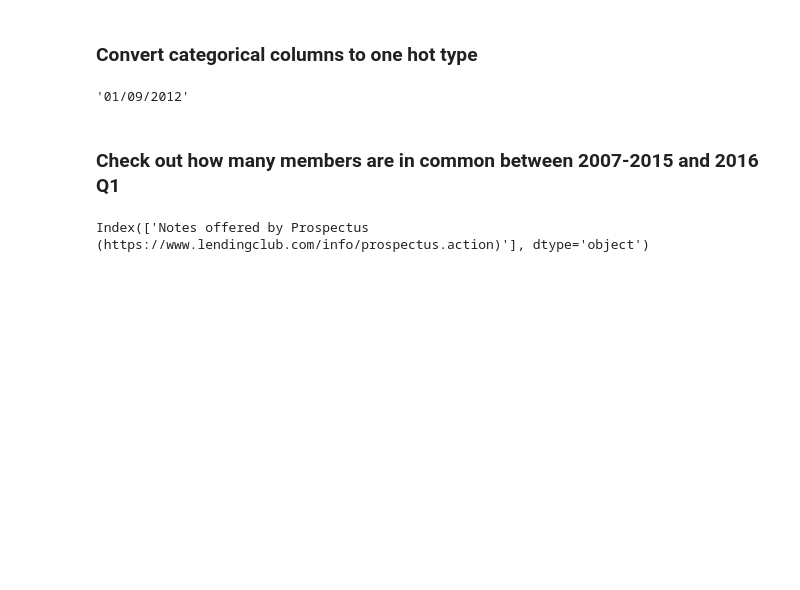
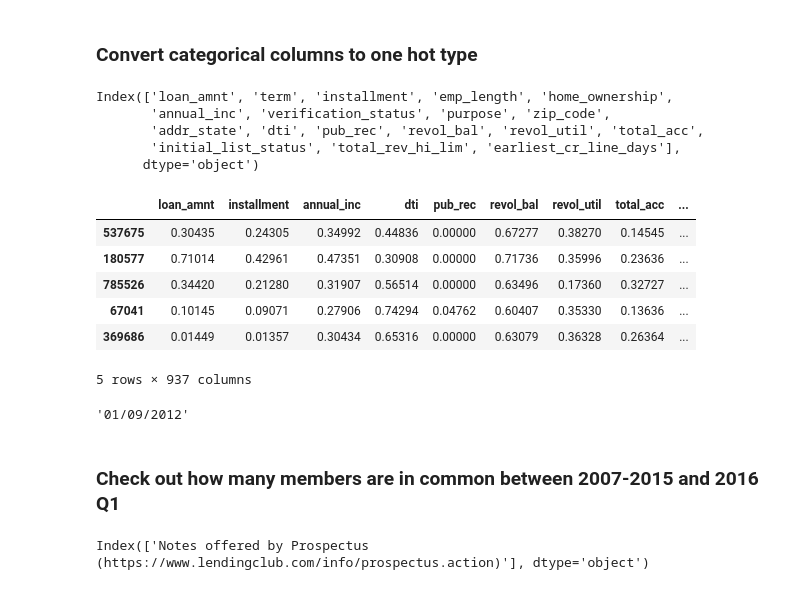
Before and after one commit to vijayshankarv/kaggle, a Jupyter notebook: lending-club/Lending-club-exploration.ipynb, the cells around one changed output. Drawn from its saved outputs; the diff is of its cells as text; code cells hidden in the pictures; blank space fills up the shorter version.

```diff
--- a/lending-club/Lending-club-exploration.ipynb
+++ b/lending-club/Lending-club-exploration.ipynb
@@ -1089,2 +1125,0 @@ numerical_features = ['earliest_cr_line_days','annual_inc','loan_amnt',
-# %%
-df_loan_app.drop(labels=['annual_inc_scaled'],axis=1,inplace=True)
@@ -1090,0 +1146,2 @@ df_loan_app.drop(labels=['annual_inc_scaled'],axis=1,inplace=True)
+# %%
+df_loan_app = scale_min_max(df_loan_app,numerical_feature_list=numerical_features)
@@ -1099,3 +1159,28 @@ features = pd.get_dummies(features_raw,columns=[ u'workclass', u'education_level
+# %%
+df_loan_app.columns
+# %% [output]
+Index(['loan_amnt', 'term', 'installment', 'emp_length', 'home_ownership',
+       'annual_inc', 'verification_status', 'purpose', 'zip_code',
+       'addr_state', 'dti', 'pub_rec', 'revol_bal', 'revol_util', 'total_acc',
+       'initial_list_status', 'total_rev_hi_lim', 'earliest_cr_line_days'],
+      dtype='object')
+# %%
+categorical_features = ['term', 'emp_length',
+       'home_ownership',  'verification_status', 'purpose',
+       'zip_code', 'addr_state','initial_list_status']
+# %%
+# Convert categorical to one-hot encoding using pandas.get_dummies()
+features = pd.get_dummies(df_loan_app,columns=categorical_features)
+# %%
+features.head()
+# %% [output]
+|  | loan_amnt | installment | annual_inc | dti | pub_rec | revol_bal | revol_util | total_acc | ... |
+| 537675 | 0.30435 | 0.24305 | 0.34992 | 0.44836 | 0.00000 | 0.67277 | 0.38270 | 0.14545 | ... |
+| 180577 | 0.71014 | 0.42961 | 0.47351 | 0.30908 | 0.00000 | 0.71736 | 0.35996 | 0.23636 | ... |
+| 785526 | 0.34420 | 0.21280 | 0.31907 | 0.56514 | 0.00000 | 0.63496 | 0.17360 | 0.32727 | ... |
+| 67041 | 0.10145 | 0.09071 | 0.27906 | 0.74294 | 0.04762 | 0.60407 | 0.35330 | 0.13636 | ... |
+| 369686 | 0.01449 | 0.01357 | 0.30434 | 0.65316 | 0.00000 | 0.63079 | 0.36328 | 0.26364 | ... |
+5 rows × 937 columns
 # %%
 # %% [output]
 '01/09/2012'
```
Also changed, not shown: parts of 24 cells of this notebook.
